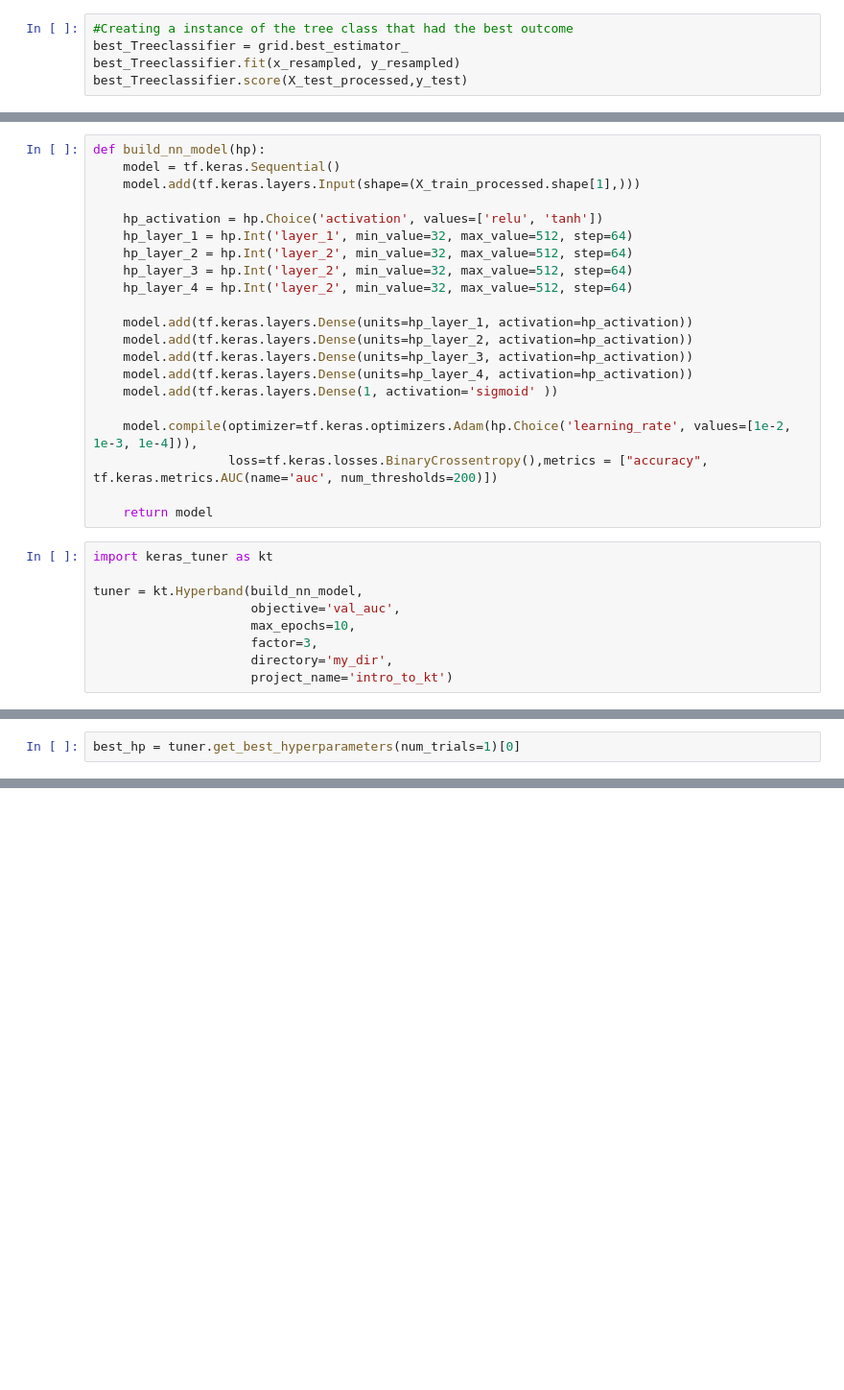
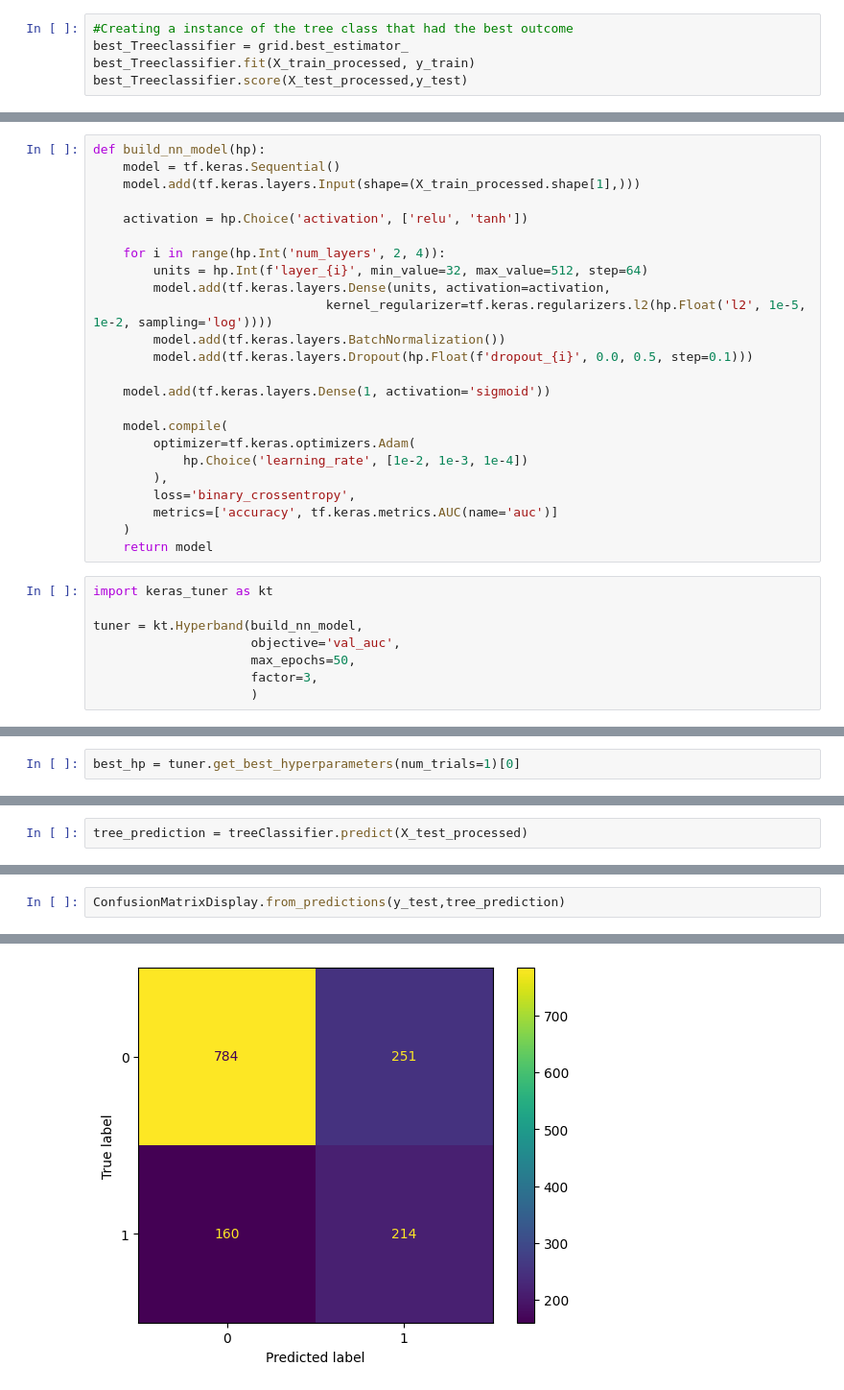
Before and after one commit to savi664/MachineLearningProject, a Jupyter notebook: 2425575.ipynb, the cells around one changed output, grey strips where cells are left out. Shown: that part at 96% size. Drawn from its saved outputs; the diff is of its cells as text; blank space fills up the shorter version.

Commit message:
Evaluating the models

```diff
--- a/2425575.ipynb
+++ b/2425575.ipynb
@@ -303,6 +332,6 @@ grid.best_params_
 # %%
 #Creating a instance of the tree class that had the best outcome
 best_Treeclassifier = grid.best_estimator_
-best_Treeclassifier.fit(x_resampled, y_resampled)
+best_Treeclassifier.fit(X_train_processed, y_train)
 best_Treeclassifier.score(X_test_processed,y_test)
 # %% [output]
@@ -334,31 +363,33 @@ def build_nn_model(hp):
     model = tf.keras.Sequential()
     model.add(tf.keras.layers.Input(shape=(X_train_processed.shape[1],)))
 
-    hp_activation = hp.Choice('activation', values=['relu', 'tanh'])
-    hp_layer_1 = hp.Int('layer_1', min_value=32, max_value=512, step=64)
-    hp_layer_2 = hp.Int('layer_2', min_value=32, max_value=512, step=64)
-    hp_layer_3 = hp.Int('layer_2', min_value=32, max_value=512, step=64)
-    hp_layer_4 = hp.Int('layer_2', min_value=32, max_value=512, step=64)
+    activation = hp.Choice('activation', ['relu', 'tanh'])
 
-    model.add(tf.keras.layers.Dense(units=hp_layer_1, activation=hp_activation))
-    model.add(tf.keras.layers.Dense(units=hp_layer_2, activation=hp_activation))
-    model.add(tf.keras.layers.Dense(units=hp_layer_3, activation=hp_activation))
-    model.add(tf.keras.layers.Dense(units=hp_layer_4, activation=hp_activation))
-    model.add(tf.keras.layers.Dense(1, activation='sigmoid' ))
+    for i in range(hp.Int('num_layers', 2, 4)):
+        units = hp.Int(f'layer_{i}', min_value=32, max_value=512, step=64)
+        model.add(tf.keras.layers.Dense(units, activation=activation,
+                               kernel_regularizer=tf.keras.regularizers.l2(hp.Float('l2', 1e-5, 1e-2, sampling='log'))))
+        model.add(tf.keras.layers.BatchNormalization())
+        model.add(tf.keras.layers.Dropout(hp.Float(f'dropout_{i}', 0.0, 0.5, step=0.1)))
 
-    model.compile(optimizer=tf.keras.optimizers.Adam(hp.Choice('learning_rate', values=[1e-2, 1e-3, 1e-4])),
-                  loss=tf.keras.losses.BinaryCrossentropy(),metrics = ["accuracy", tf.keras.metrics.AUC(name='auc', num_thresholds=200)])
+    model.add(tf.keras.layers.Dense(1, activation='sigmoid'))
 
+    model.compile(
+        optimizer=tf.keras.optimizers.Adam(
+            hp.Choice('learning_rate', [1e-2, 1e-3, 1e-4])
+        ),
+        loss='binary_crossentropy',
+        metrics=['accuracy', tf.keras.metrics.AUC(name='auc')]
+    )
     return model
 # %%
 import keras_tuner as kt
 
 tuner = kt.Hyperband(build_nn_model,
                      objective='val_auc',
-                     max_epochs=10,
+                     max_epochs=50,
                      factor=3,
-                     directory='my_dir',
-                     project_name='intro_to_kt')
+                     )
 # %%
 tuner.search(X_train_processed, y_train, epochs=10, validation_data=(X_test_processed, y_test),class_weight=class_weights, callbacks=[early_stopping,lr_scheduler])
 # %% [output]
@@ -399,0 +437,2 @@ best_nn_model.evaluate(X_test_processed,y_test)
+# %%
+tree_prediction = treeClassifier.predict(X_test_processed)
@@ -399,0 +447,3 @@ best_nn_model.evaluate(X_test_processed,y_test)
+# %%
+ConfusionMatrixDisplay.from_predictions(y_test,tree_prediction)
+# %% [output]
@@ -399,0 +451 @@ best_nn_model.evaluate(X_test_processed,y_test)
+[figure, added]
```
Also changed, not shown: parts of 32 cells of this notebook.
